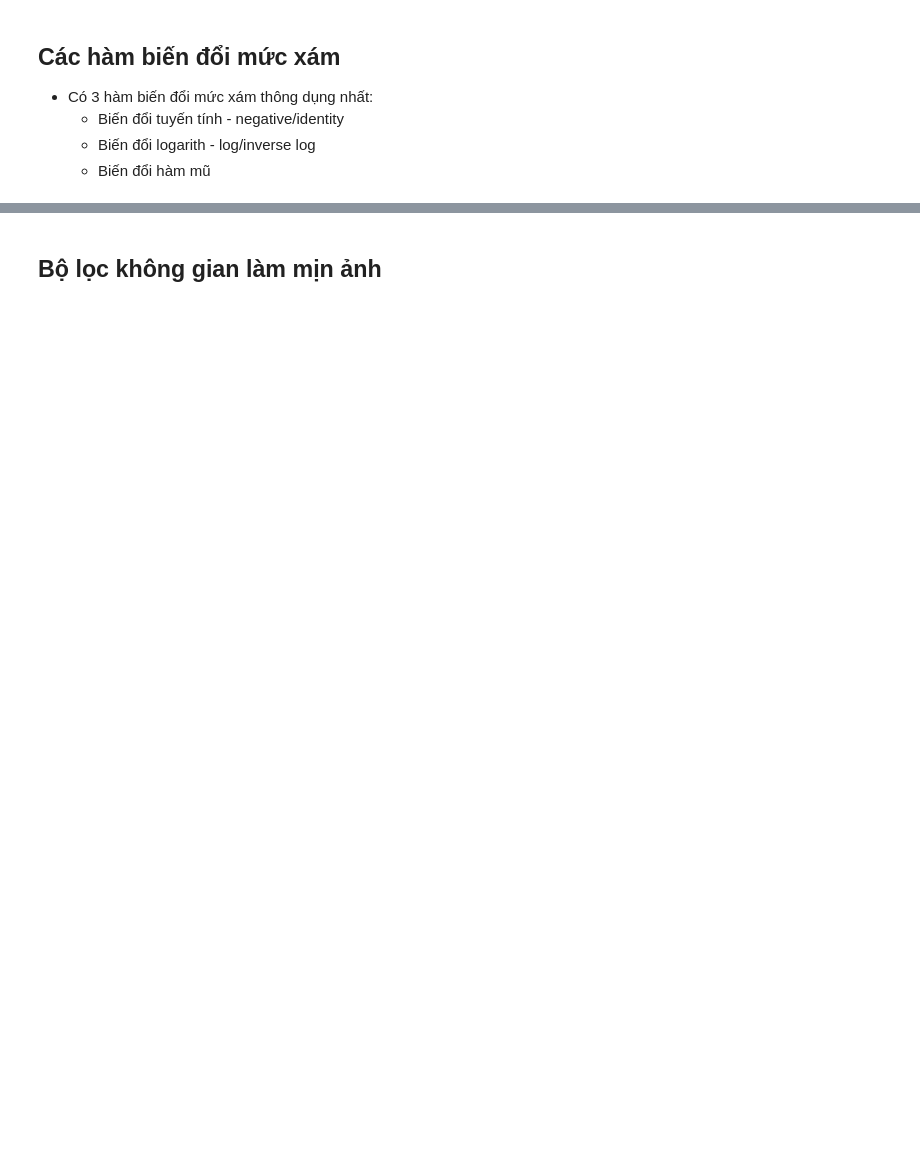
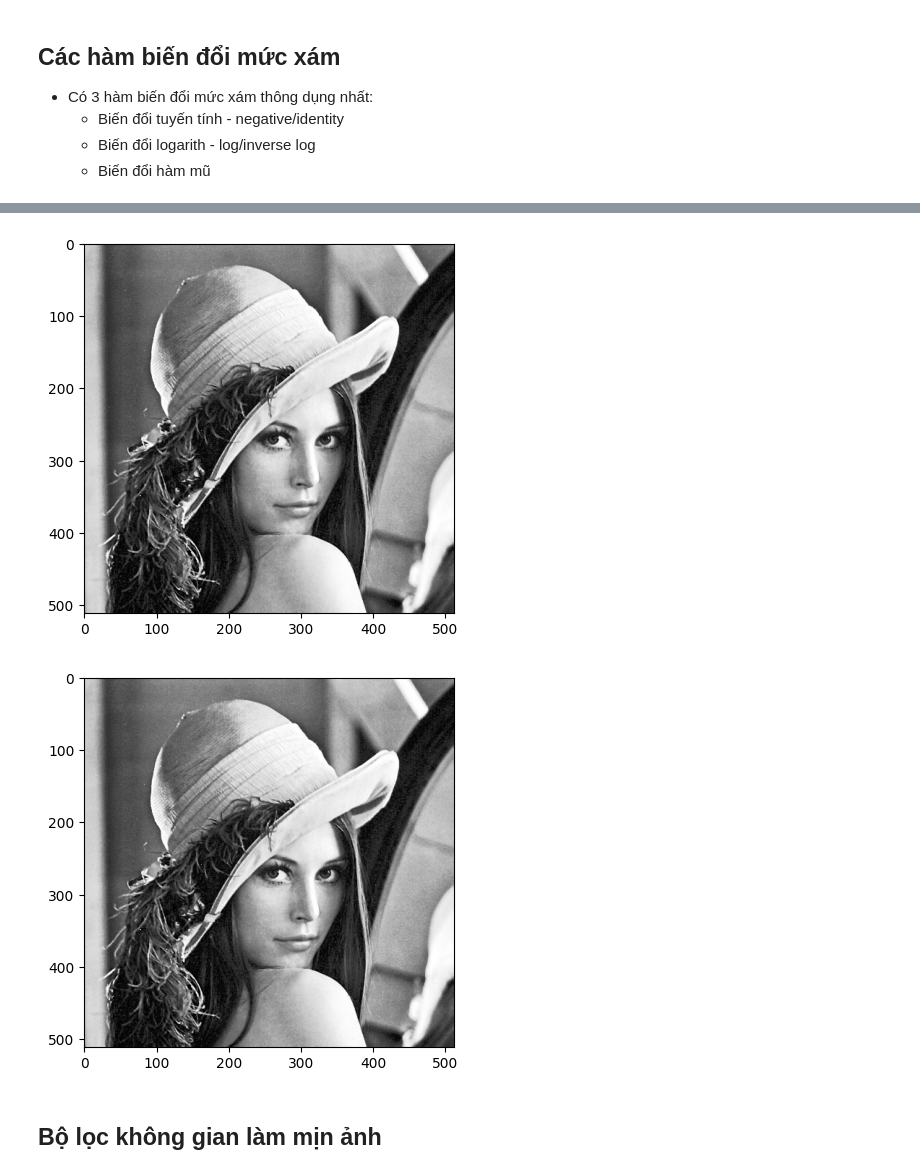
Before and after one commit to tuandev1l/image_processing, a Jupyter notebook: code/chuong_3/main.ipynb, the cells around one changed output, grey strips where cells are left out. Cells and saved outputs as stored; diff of their text form; code cells hidden in the pictures; blank space fills up the shorter version.

```diff
--- a/code/chuong_3/main.ipynb
+++ b/code/chuong_3/main.ipynb
@@ -38,2 +98,26 @@ error: OpenCV(4.8.1) :-1: error: (-5:Bad argument) in function 'imshow'
+# %%
+IMG_PATH='../../images/chuong_3/histogram_equalization.png'
+
+
+# Cân bằng
+def simple_his_equalization():
+  equalized = cv2.equalizeHist(gray_img)
+  new_img=cv2.cvtColor(equalized, cv2.COLOR_BGR2RGB)
+  plt.imshow(new_img)
+  plt.show()
+
+def adaptive_his_equalization():
+  adapt_equalized = cv2.equalizeHist(gray_img)
+  new_img=cv2.cvtColor(adapt_equalized, cv2.COLOR_BGR2RGB)
+  plt.imshow(new_img)
+  plt.show()
+
+image = cv2.imread(IMG_PATH)
+gray_img = cv2.cvtColor(image, cv2.COLOR_BGR2GRAY)
+simple_his_equalization()
+adaptive_his_equalization()
+# %% [output]
+[figure, added]
+[figure, added]
 # %% [markdown]
 ## Bộ lọc không gian làm mịn ảnh
```
Also changed, not shown: parts of 14 cells of this notebook, 14 other files.
